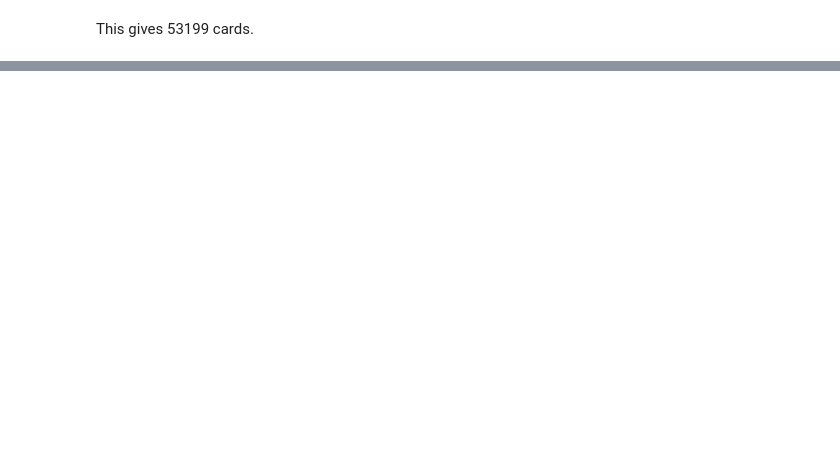
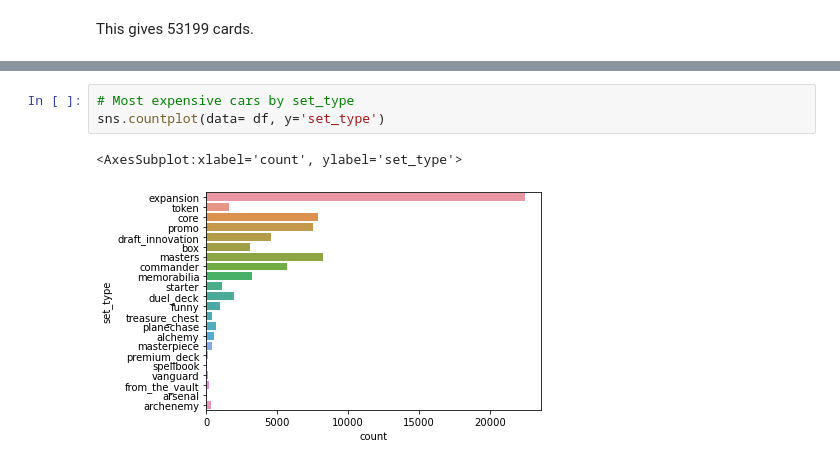
Before and after one commit to Jemison-DavidJasonStephenVasiliy/MTG-Project, a Jupyter notebook: David/explore_data.ipynb, the cells around one changed output, grey strips where cells are left out. Drawn from its saved outputs; the diff is of its cells as text; blank space fills up the shorter version.

```diff
--- a/David/explore_data.ipynb
+++ b/David/explore_data.ipynb
@@ -181,0 +257,6 @@ train.plot(x='artist', y='artist', style='o')
+# %%
+# Most expensive cars by set_type
+sns.countplot(data= df, y='set_type')
+# %% [output]
+<AxesSubplot:xlabel='count', ylabel='set_type'>
+[figure, added]
```
Also changed, not shown: parts of 35 cells of this notebook, 2 other files.
